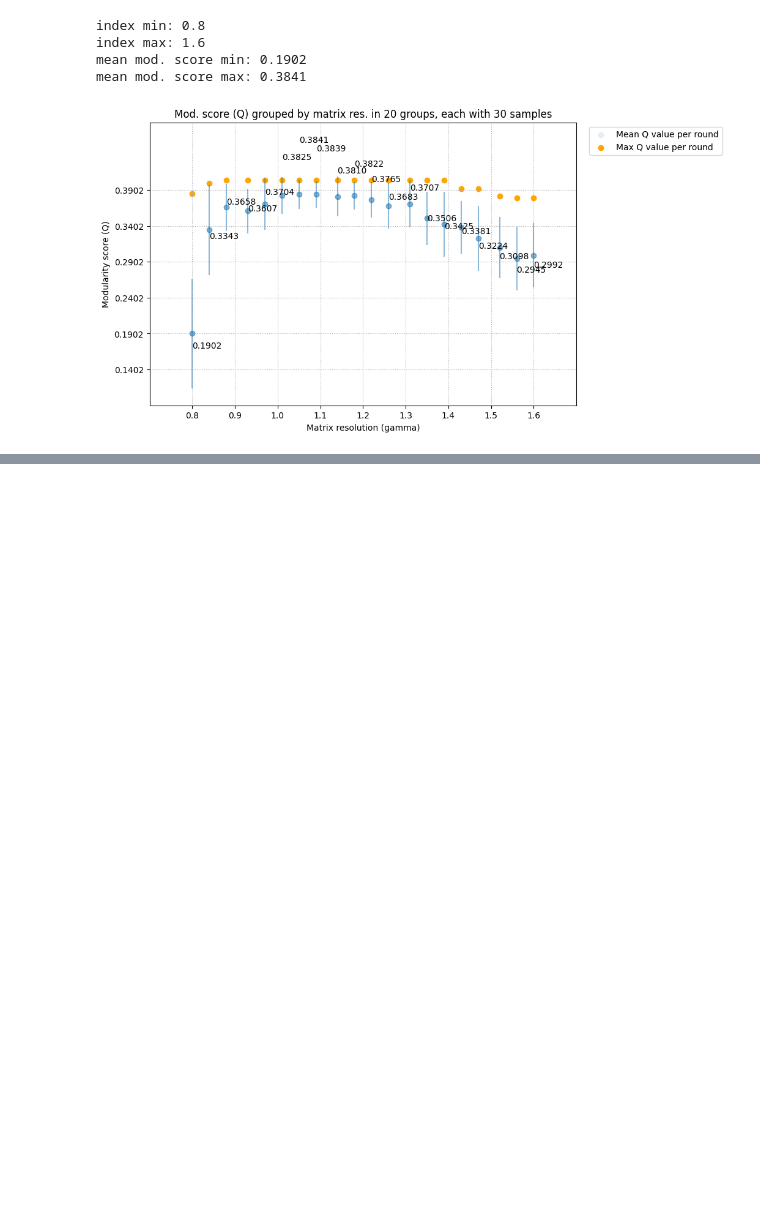
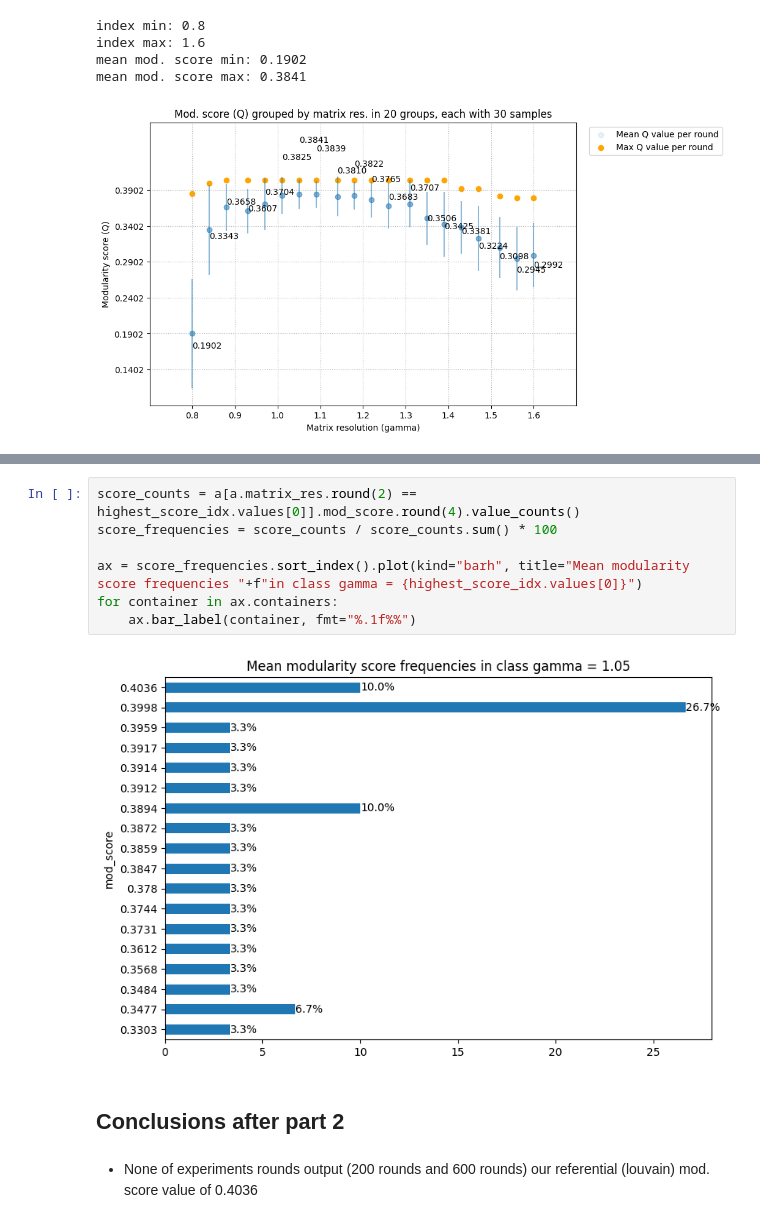
Before and after one commit to QStats/StatsModule, a Jupyter notebook: 2_results_karate.ipynb, the cells around one changed output, grey strips where cells are left out. Saved outputs shown, nothing was run; the diff lists cells and outputs as text; blank space fills up the shorter version.

```diff
--- a/2_results_karate.ipynb
+++ b/2_results_karate.ipynb
@@ -442,0 +458,13 @@ axes[1].legend(
+# %%
+score_counts = a[a.matrix_res.round(2) == highest_score_idx.values[0]].mod_score.round(4).value_counts()
+score_frequencies = score_counts / score_counts.sum() * 100
+
+ax = score_frequencies.sort_index().plot(kind="barh", title="Mean modularity score frequencies "+f"in class gamma = {highest_score_idx.values[0]}")
+for container in ax.containers:
+    ax.bar_label(container, fmt="%.1f%%")
+# %% [output]
+[figure, added]
+# %% [markdown]
+## Conclusions after part 2
+# %% [markdown]
+- None of experiments rounds output (200 rounds and 600 rounds) our referential (louvain) mod. score value of 0.4036
```
Also changed, not shown: parts of 14 cells of this notebook, 2 other files.
